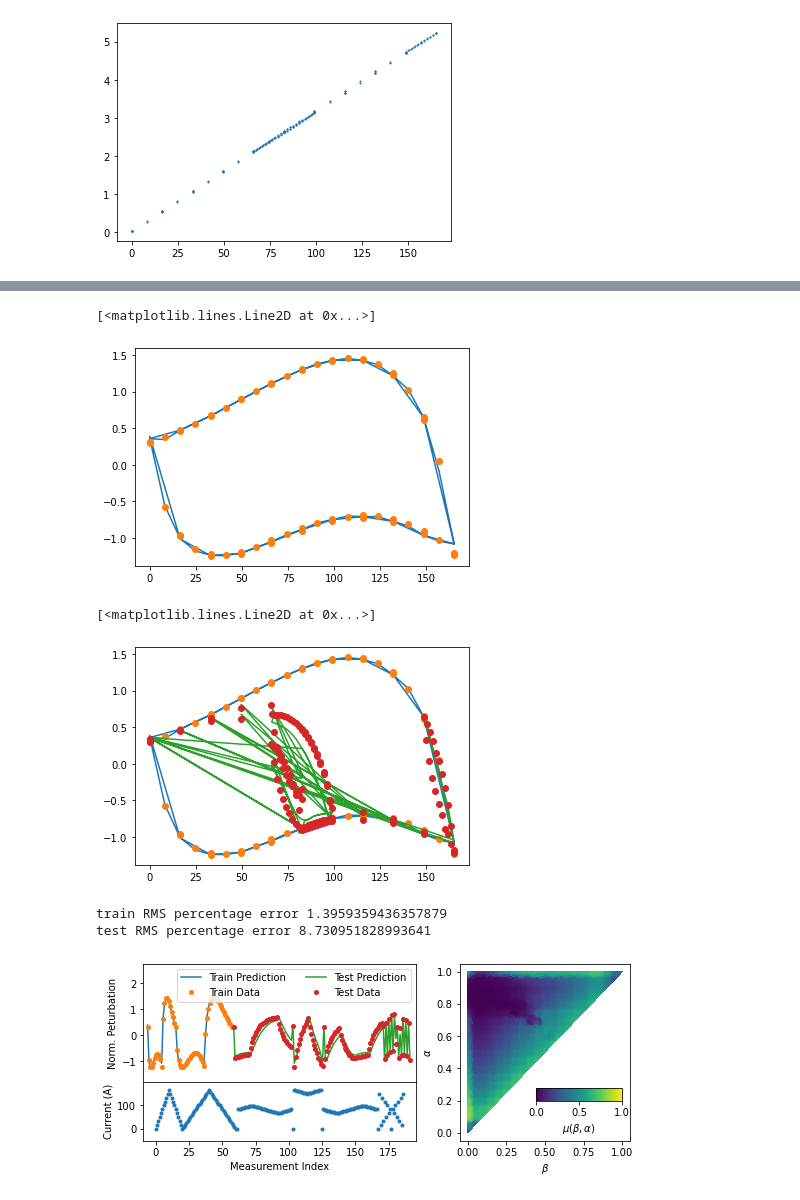
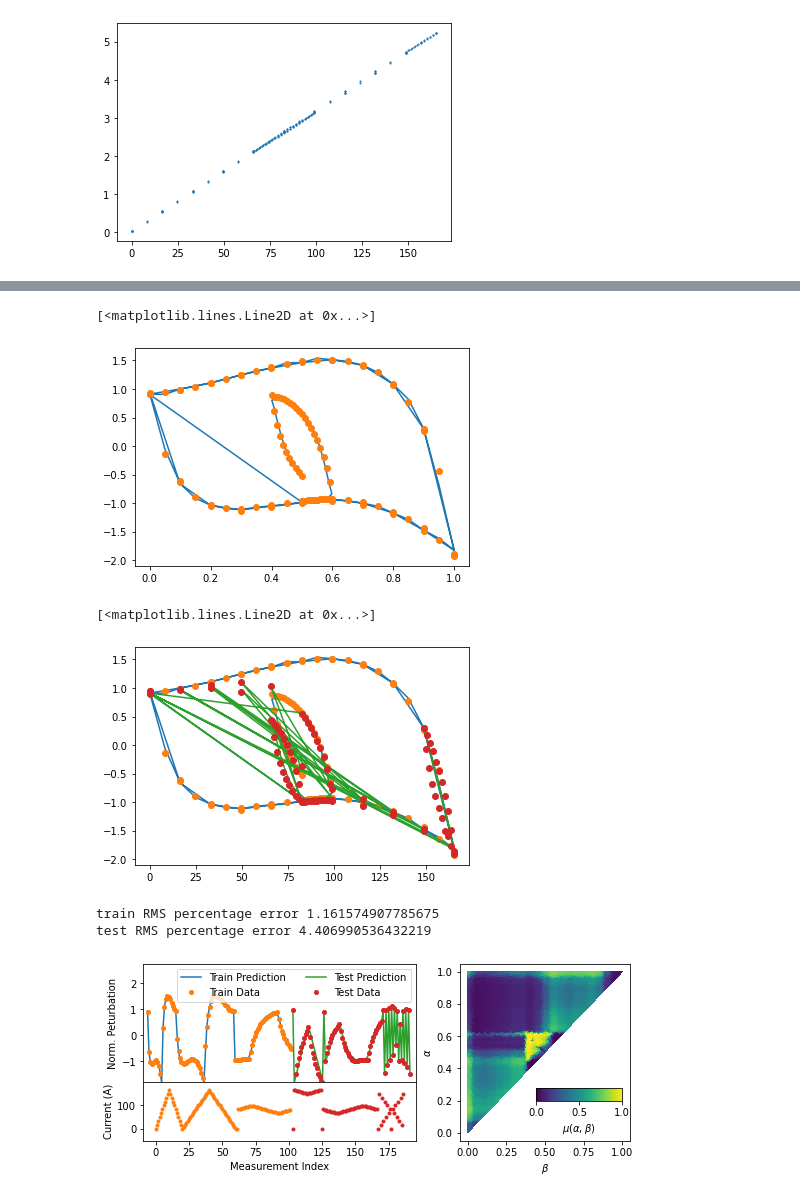
Before and after one commit to roussel-ryan/diff_hysteresis, a Jupyter notebook: fitting/slac/slac_run_all.ipynb, the cells around one changed output, grey strips where cells are left out. Cells and saved outputs as stored; diff of their text form; code cells hidden in the pictures.

```diff
--- a/fitting/slac/slac_run_all.ipynb
+++ b/fitting/slac/slac_run_all.ipynb
@@ -32,7 +32,7 @@ print(full_data.shape)
 h = torch.tensor(full_data[:,1]).double()
 m = torch.tensor(full_data[:,3]).double()
 
-n_train = 61
+n_train = 103
 h_train = h[:n_train]
 m_train = m[:n_train]
 
@@ -94,14 +109,14 @@ fig.set_size_inches(8,8)
 # %%
 # plot regression
 fig, ax = plt.subplots()
 m_pred = H(h_train)
 th, tm = H.transformer.transform(h_train, m_train)
 
-ax.plot(h_train, m_pred.detach())
-ax.plot(h_train, tm,'o')
+ax.plot(th, m_pred.detach())
+ax.plot(th, tm,'o')
 # %% [output]
 [<matplotlib.lines.Line2D at 0x...>]
-[figure, old version]
+[figure, new version]
 # %%
 # plot prediction
 fig2, ax2 = plt.subplots()
@@ -119,7 +134,7 @@ ax2.plot(h[n_train:], m_regression[n_train:].detach())
 ax2.plot(h[n_train:], tm[n_train:],'o')
 # %% [output]
 [<matplotlib.lines.Line2D at 0x...>]
-[figure, old version]
+[figure, new version]
 # %%
 gridspec_kw = dict(height_ratios=[2,1], hspace=0.0,width_ratios=[2,1.25],right=0.97,
                    top=0.97,bottom=0.15,)
@@ -147,7 +162,8 @@ frac_error = 100.0*(tm - m_regression) / (torch.max(tm)-torch.min(tm))
 print(f'train RMS percentage error {torch.std(frac_error[:n_train])}')
 print(f'test RMS percentage error {torch.std(frac_error[n_train-1:])}')
 
-ax3.plot(idx, h,'.')
+ax3.plot(idx[n_train:], h[n_train:],'.C3')
+ax3.plot(idx[:n_train-1], h[:n_train-1],'.C1')
 ax3.set_ylabel('Current (A)')
 ax3.set_ylim(-50, 199)
 ax3.set_xlabel('Measurement Index')
@@ -172,14 +188,14 @@ cax = fig2.add_axes(new_rect)
 cax = fig2.colorbar(c, cax=cax, orientation='horizontal')
 ax4.set_ylabel(r'$\alpha$')
 ax4.set_xlabel(r'$\beta$')
-cax.set_label(r'$\mu(\beta,\alpha)$')
+cax.set_label(r'$\mu(\alpha,\beta)$')
 cax.set_ticks((0,0.5,1))
 #fig2.tight_layout()
 fig2.savefig('slac_training_full.png', dpi=300)
 # %% [output]
-train RMS percentage error 1.3959359436357879
-test RMS percentage error 8.730951828993641
+train RMS percentage error 1.161574907785675
+test RMS percentage error 4.406990536432219
-[figure, old version]
+[figure, new version]
 # %%
 # compare linear fitting error to hysteresis model error
 m_regression_real = H(h, return_real=True)
```
Also changed, not shown: parts of 4 cells of this notebook, 11 other files.
